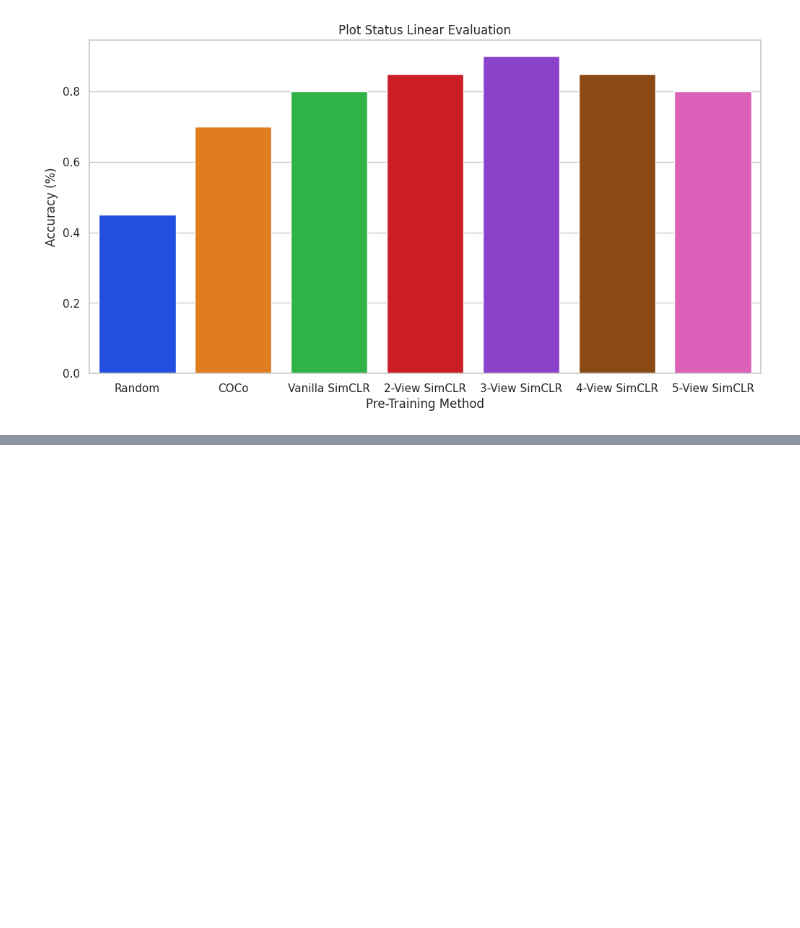
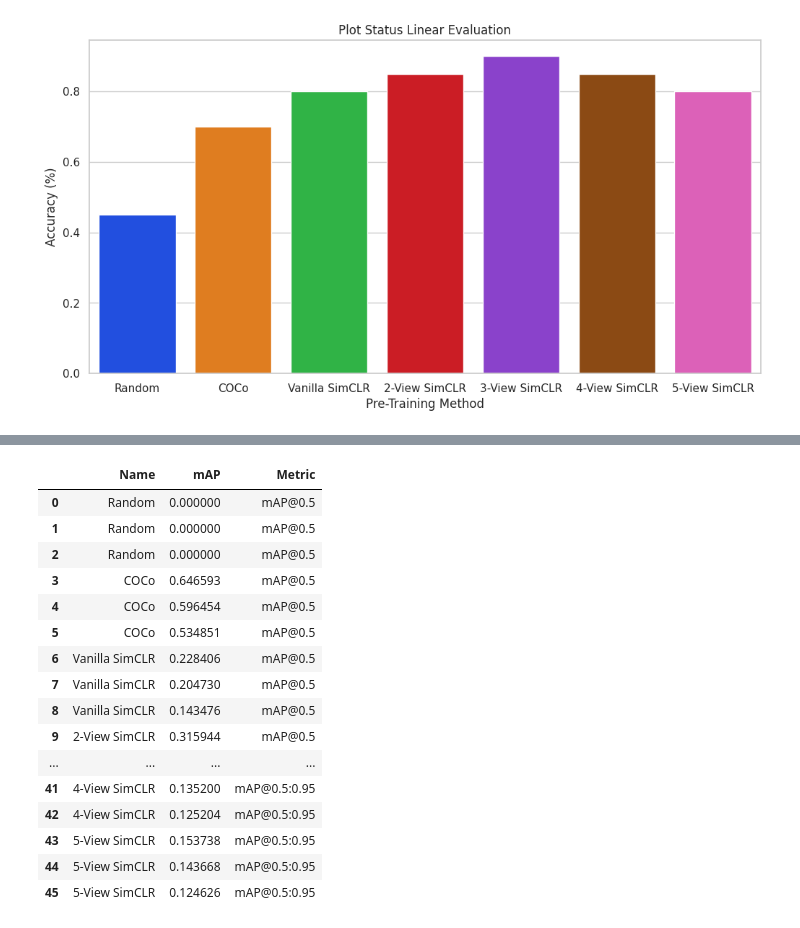
Before and after one commit to UGA-BSAIL/self-supervised-learning, a Jupyter notebook: notebooks/generate_figures.ipynb, the cells around one changed output, grey strips where cells are left out. Saved outputs shown, nothing was run; the diff lists cells and outputs as text; code cells hidden in the pictures; blank space fills up the shorter version.

```diff
--- a/notebooks/generate_figures.ipynb
+++ b/notebooks/generate_figures.ipynb
@@ -126,0 +140,15 @@ Text(0, 0.5, 'Accuracy (%)')
+# %%
+# Create semi-supervised training figures.
+random_maps_0_95 = [0] * 3
+coco_maps_0_95 = [0.49472, 0.40513, 0.36209]
+vanilla_maps_0_95 = [0.09485411212487153, 0.08320092706078355, 0.06684267473591418]
+view_2_maps_0_95 = [0.1759376219836175, 0.1590482638862619, 0.14854982476430942, 0.1332085006807918, 0.12187633752774367]
+view_3_maps_0_95 = [0.18926761418681476, 0.1829721031773426, 0.1533082440819751]
+view_4_maps_0_95 = [0.13949452988973715, 0.13519973357744478, 0.12520435978734118]
+view_5_maps_0_95 = [0.15373847947900038, 0.14366768602726393, 0.12462590667046577]
+
+maps_0_95 = random_maps_0_95 + coco_maps_0_95 + vanilla_maps_0_95 + view_2_maps_0_95 + view_3_maps_0_95 + view_4_maps_0_95 + view_5_maps_0_95
+map_types = ["mAP@0.5"] * len(maps_0_5) + ["mAP@0.5:0.95"] * len(maps_0_95)
+semi_supervised_results = pd.DataFrame(data={"Name": names * 2, "mAP": maps_0_5 + maps_0_95, "Metric": map_types})
+semi_supervised_results
+# %% [output]
@@ -126,0 +156,17 @@ Text(0, 0.5, 'Accuracy (%)')
+|  | Name | mAP | Metric |
+| 0 | Random | 0.000000 | mAP@0.5 |
+| 1 | Random | 0.000000 | mAP@0.5 |
+| 2 | Random | 0.000000 | mAP@0.5 |
+| 3 | COCo | 0.646593 | mAP@0.5 |
+| 4 | COCo | 0.596454 | mAP@0.5 |
+| 5 | COCo | 0.534851 | mAP@0.5 |
+| 6 | Vanilla SimCLR | 0.228406 | mAP@0.5 |
+| 7 | Vanilla SimCLR | 0.204730 | mAP@0.5 |
+| 8 | Vanilla SimCLR | 0.143476 | mAP@0.5 |
+| 9 | 2-View SimCLR | 0.315944 | mAP@0.5 |
+| ... | ... | ... | ... |
+| 41 | 4-View SimCLR | 0.135200 | mAP@0.5:0.95 |
+| 42 | 4-View SimCLR | 0.125204 | mAP@0.5:0.95 |
+| 43 | 5-View SimCLR | 0.153738 | mAP@0.5:0.95 |
+| 44 | 5-View SimCLR | 0.143668 | mAP@0.5:0.95 |
+| 45 | 5-View SimCLR | 0.124626 | mAP@0.5:0.95 |
```
Also changed, not shown: parts of 3 cells of this notebook, 2 other files.
